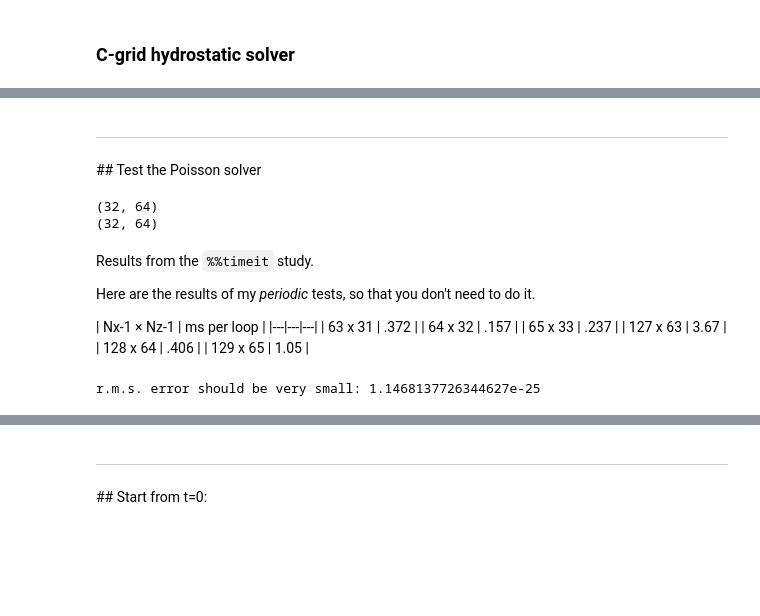
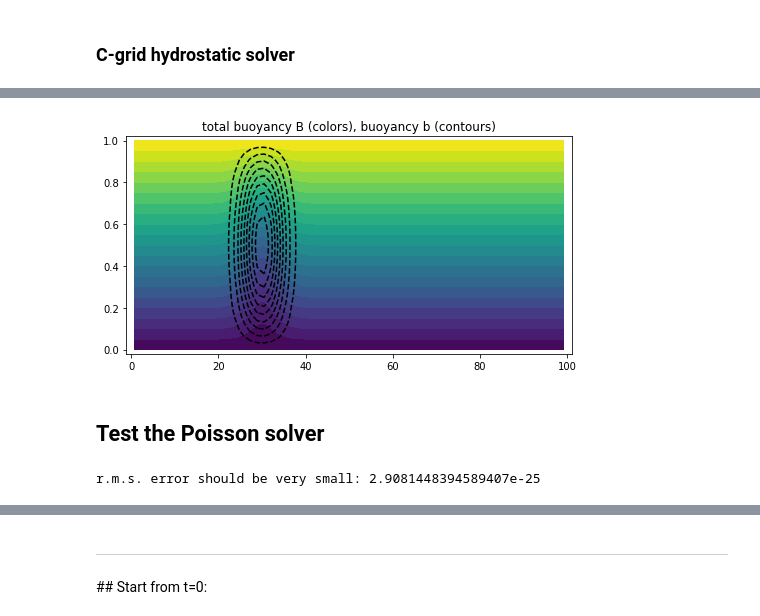
Before and after one commit to weiming9115/ATM663_convection_meso, a Jupyter notebook: Assignments/Notebooks/Fiedler_anacondaweb_2dinternalwave_hydrostatic_vs_nonhyd.ipynb, the cells around one changed output, grey strips where cells are left out. Cells and saved outputs as stored; diff of their text form; code cells hidden in the pictures; blank space fills up the shorter version.

```diff
--- a/Assignments/Notebooks/Fiedler_anacondaweb_2dinternalwave_hydrostatic_vs_nonhyd.ipynb
+++ b/Assignments/Notebooks/Fiedler_anacondaweb_2dinternalwave_hydrostatic_vs_nonhyd.ipynb
@@ -706,7 +720,42 @@ range= 40.0 1.0
+# %%
+# Initialize the fields for the experiments
+
+ui = np.zeros((Nz-1,Nx))
+vi = np.zeros((Nz-1,Nx-1))
+wi = np.zeros((Nz,Nx-1))
+pi = np.zeros((Nz-1,Nx-1))
+
+######
+xc = xmax/2.
+#gwidth = .125*xmax set above in Experiments section
+
+if nexp < 10: # wave from initial buoyancy bi (flash heating/cooling at t=0)
+    bi = -0.2*np.sin(np.pi*zb)*np.exp(-((xb-centered*xc)/gwidth)**2)
+
+elif 20<nexp<25:
+    xcen = .5*centered
+    zcen=.2
+    r2 = (xb-xcen)**2 + (zb-zcen)**2
+    rbmax=.2
+    rb = np.sqrt(r2)/rbmax
+    bi = np.where(rb<1.,.5*(1.+np.cos(np.pi*rb)),0.)
+
+elif nexp == 31: # unstable convection
+    bi = -0.2*np.sin(np.pi*zb)*(np.cos(2*np.pi*xb/xmax)+np.sin(2*np.pi*xb/xmax)) # periodic
+else:
+    print(nexp," not valid")
+
+quick,simple = plt.subplots(figsize=(8,4))
+simple.contourf(xb,zb,Btotal(bi,strat,zb),20) # total buoyancy B
+simple.contour(xb,zb,bi,10,colors=['k',]) # buoyancy b
+simple.set_title("total buoyancy B (colors), buoyancy b (contours)")
+stop_clipping(simple)
+# %% [output]
+[figure, added]
 # %% [markdown]
-<hr/>
 ## Test the Poisson solver
 # %%
+# Tests of solver: do shape values agree? could probably delete this cell
 invlapl = poisson_p_fft_prep(Nx-1,Nz-1,dx,dz,lapl='discrete',periodic=periodic) # lapl='calculus' or lapl='discrete'
 np.random.seed(2) # define seed, so that random produces same values each time
 p_test = np.random.random(xp.shape) # a random field of p, for testing
@@ -715,8 +764,19 @@ if periodic:
     lapl_of_p = laplacian(p_test, dx, dz, il=-1,ir=0,jb=0,jt=-1)
 else:
     lapl_of_p = laplacian(p_test, dx, dz, il=0,ir=-1,jb=0,jt=-1)
-print(p_test.shape)
-print(lapl_of_p.shape)
+
+#print(p_test.shape)
+#print(lapl_of_p.shape)
+
+# timing tests if desired
+#%%timeit
+#p_solved= poisson_p_fft(lapl_of_p, invlapl)
+
+# Test: does the solution of the Poisson equation give us the pressure we started with?
+p_solved = poisson_p_fft(lapl_of_p, invlapl,periodic=periodic)
+p_solved -= p_solved.mean()
+diff = p_test - p_solved
+diff2 = diff**2
+print( "\nr.m.s. error should be very small:", diff2.mean() )
 # %% [output]
-(32, 64)
-(32, 64)
+r.m.s. error should be very small: 2.9081448394589407e-25
@@ -726,23 +782,0 @@ print(lapl_of_p.shape)
-# %% [markdown]
-Results from the `%%timeit` study.
-
-Here are the results of my *periodic* tests, so that you don't need to do it.
-
-| Nx-1 &times; Nz-1 | ms per loop |
-|---|---|---|
-| 63 x 31 | .372 |
-| 64 x 32 | .157 |
-| 65 x 33 | .237 |
-| 127 x 63 | 3.67 |
-| 128 x 64 | .406 |
-| 129 x 65 | 1.05 |
-# %%
-# Does the solution of the Poisson equation give us
-# the pressure we started with?
-p_solved = poisson_p_fft(lapl_of_p, invlapl,periodic=periodic)
-p_solved -= p_solved.mean()
-diff = p_test - p_solved
-diff2 = diff**2
-print( "\nr.m.s. error should be very small:", diff2.mean() )
-# %% [output]
-r.m.s. error should be very small: 1.1468137726344627e-25
```
Also changed, not shown: parts of 35 cells of this notebook.
